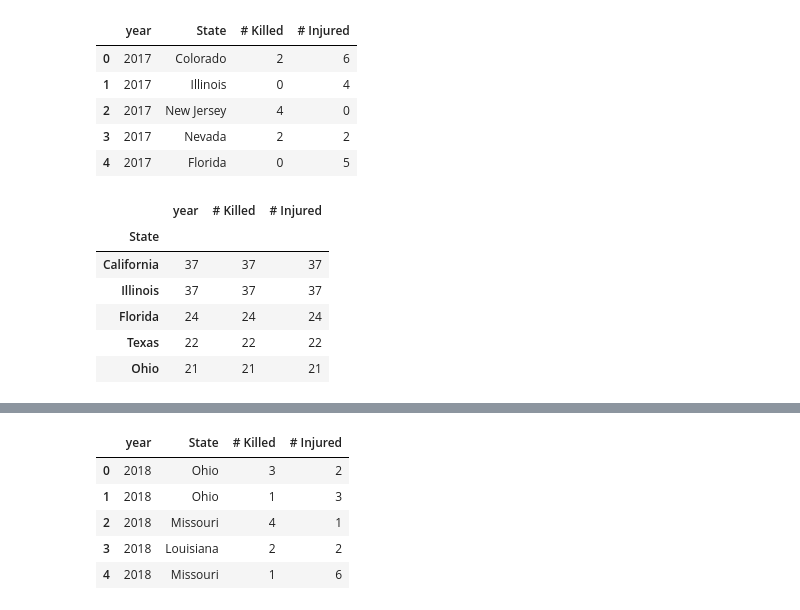
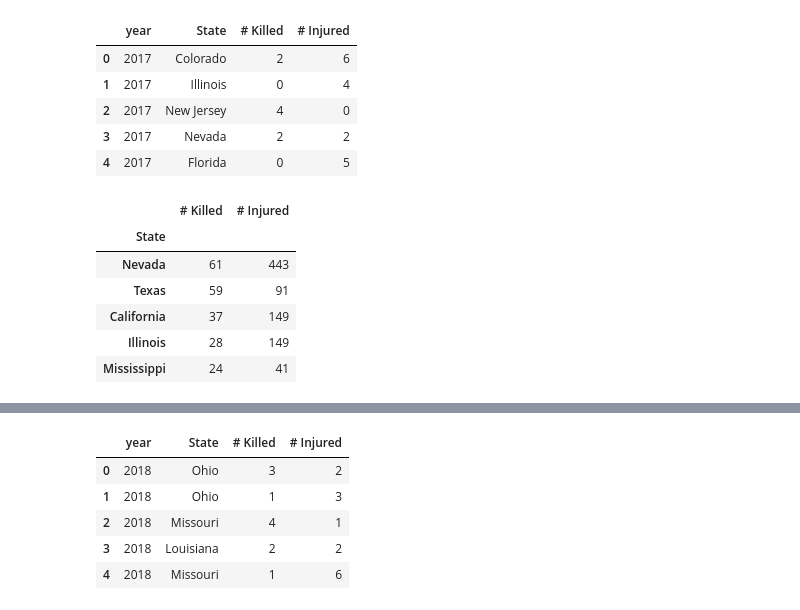
Before and after one commit to RSGDATA/ETL_project, a Jupyter notebook: us_mass_shootings.ipynb, the cells around one changed output, grey strips where cells are left out. Saved outputs shown, nothing was run; the diff lists cells and outputs as text; code cells hidden in the pictures.

```diff
--- a/us_mass_shootings.ipynb
+++ b/us_mass_shootings.ipynb
@@ -135,13 +144,13 @@ df_2017.head()
 | 3 | 2017 | Nevada | 2 | 2 |
 | 4 | 2017 | Florida | 0 | 5 |
 # %%
-df_clean17=df_2017.groupby('State').count().sort_values(['# Killed'], ascending=False)
+df_clean17=df_2017.groupby('State').sum().sort_values(['# Killed'], ascending=False)
 df_clean17.head()
 # %% [output]
-|  | year | # Killed | # Injured |
-| State |  |  |  |
-| California | 37 | 37 | 37 |
-| Illinois | 37 | 37 | 37 |
-| Florida | 24 | 24 | 24 |
-| Texas | 22 | 22 | 22 |
-| Ohio | 21 | 21 | 21 |
+|  | # Killed | # Injured |
+| State |  |  |
+| Nevada | 61 | 443 |
+| Texas | 59 | 91 |
+| California | 37 | 149 |
+| Illinois | 28 | 149 |
+| Mississippi | 24 | 41 |
```
Also changed, not shown: parts of 12 cells of this notebook.
